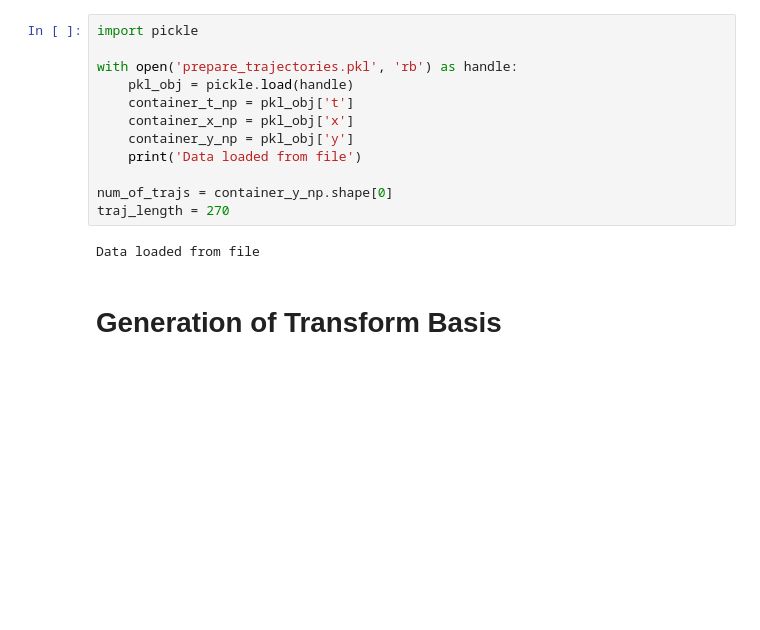
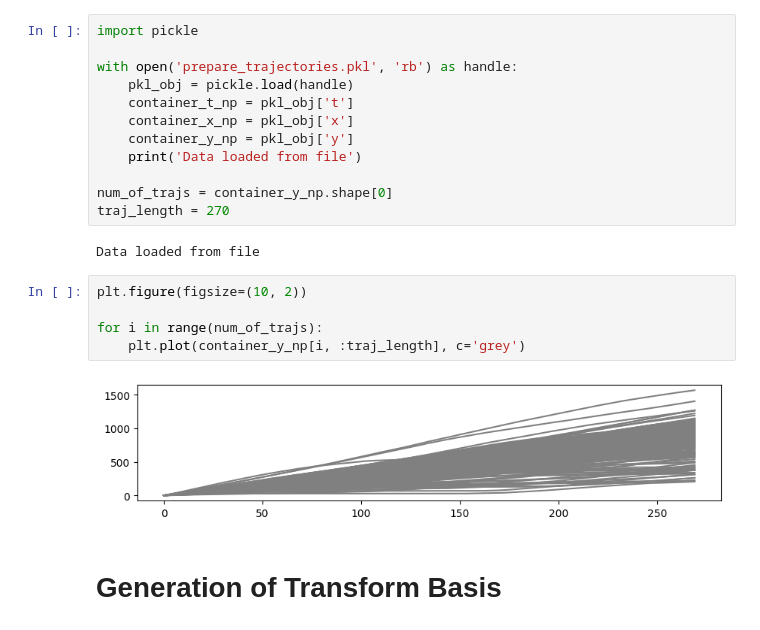
Before and after one commit to thinhhoang95/anomaly-detection-ngsim2, a Jupyter notebook: pwms_spherical/M_terms_approx_performance_WITH_TABLES.ipynb, the cells around one changed output. Saved outputs shown, nothing was run; the diff lists cells and outputs as text; blank space fills up the shorter version.

```diff
--- a/pwms_spherical/M_terms_approx_performance_WITH_TABLES.ipynb
+++ b/pwms_spherical/M_terms_approx_performance_WITH_TABLES.ipynb
@@ -36,6 +36,13 @@ num_of_trajs = container_y_np.shape[0]
 traj_length = 270
 # %% [output]
 Data loaded from file
+# %%
+plt.figure(figsize=(10, 2))
+
+for i in range(num_of_trajs):
+    plt.plot(container_y_np[i, :traj_length], c='grey')
+# %% [output]
+[figure, added]
 # %% [markdown]
 # Generation of Transform Basis
 # %% [markdown]
```
Also changed, not shown: parts of 3 cells of this notebook, 34 other files.
